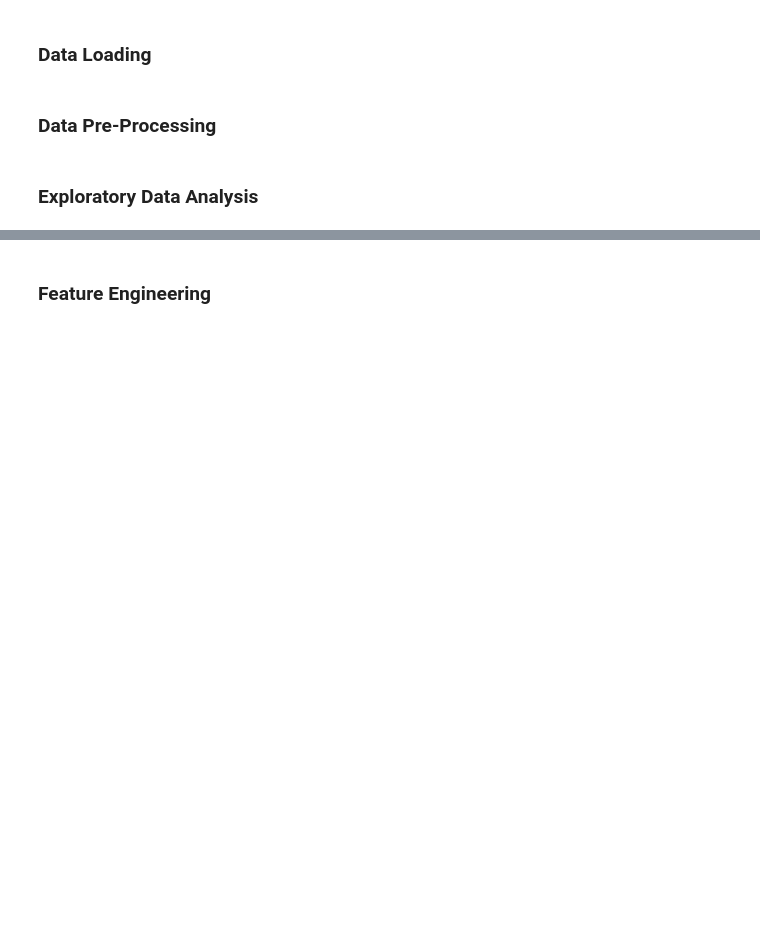
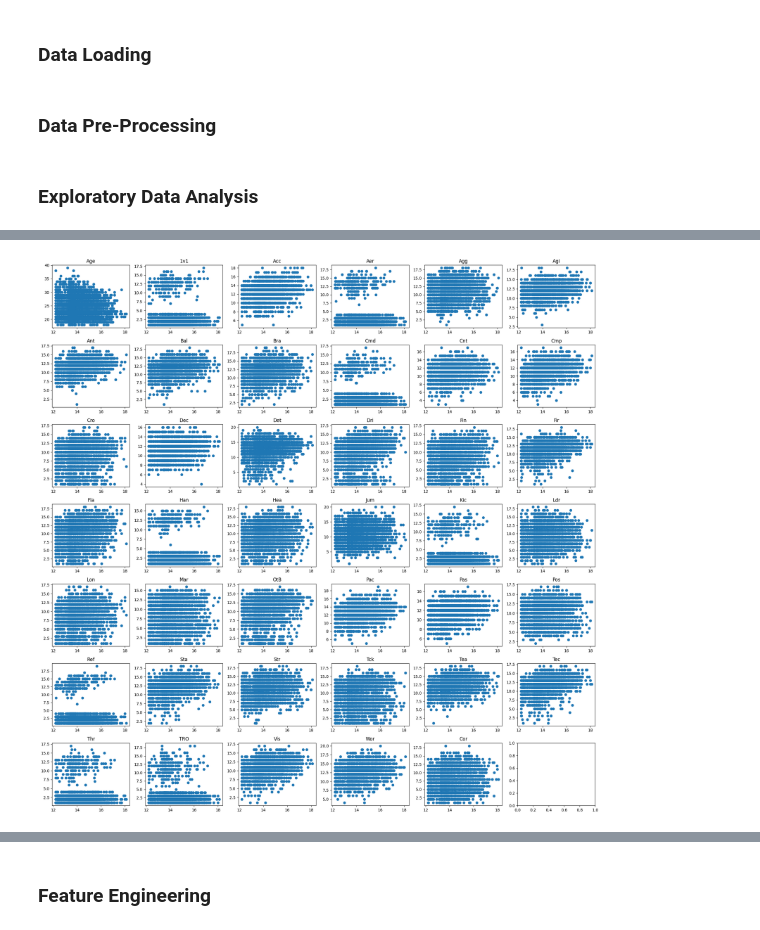
Before and after one commit to louis-porter/FM24_player_valuation_analysis, a Jupyter notebook: FM_player_valuation_analysis.ipynb, the cells around one changed output, grey strips where cells are left out. Drawn from its saved outputs; the diff is of its cells as text; code cells hidden in the pictures; blank space fills up the shorter version.

```diff
--- a/FM_player_valuation_analysis.ipynb
+++ b/FM_player_valuation_analysis.ipynb
@@ -66,0 +94,18 @@ df.to_csv("output.csv")
+# %%
+n_rows, n_cols = 7, 6
+
+columns = ["Age", "1v1", "Acc", "Aer", "Agg", "Agi", "Ant", "Bal", "Bra", "Cmd", "Cnt", "Cmp", "Cro",
+               "Dec", "Det", "Dri", "Fin", "Fir", "Fla", "Han", "Hea", "Jum", "Kic", "Ldr", "Lon", "Mar",
+               "OtB", "Pac", "Pas", "Pos", "Ref", "Sta", "Str", "Tck", "Tea", "Tec", "Thr", "TRO", "Vis",
+               "Wor", "Cor"]
+fig, axes = plt.subplots(n_rows, n_cols, figsize=(20,20))
+axes = axes.flatten()
+
+for i, col in enumerate(columns):
+    axes[i].scatter(df["Log Avg Value"], df[col])
+    axes[i].set_title(col)
+
+plt.tight_layout()
+plt.show()
+# %% [output]
+[figure, added]
```
Also changed, not shown: parts of 13 cells of this notebook, 1 other file.
